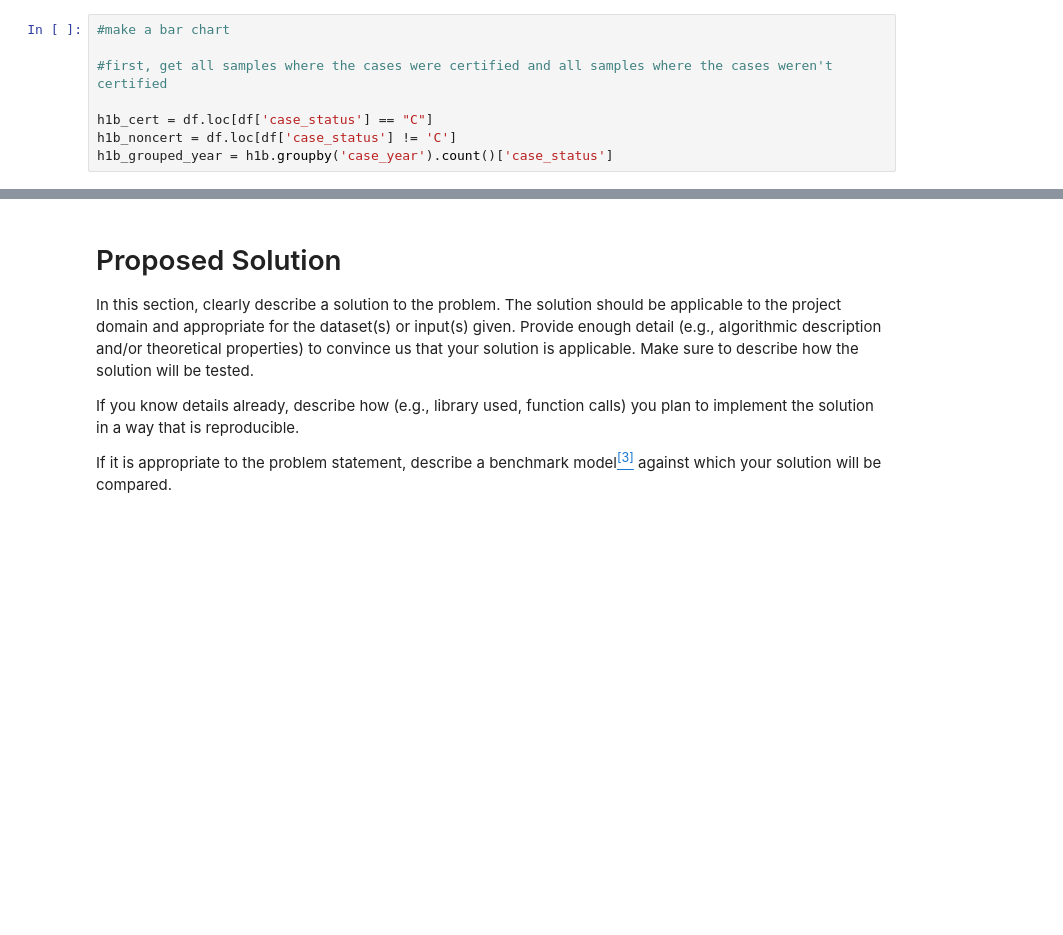
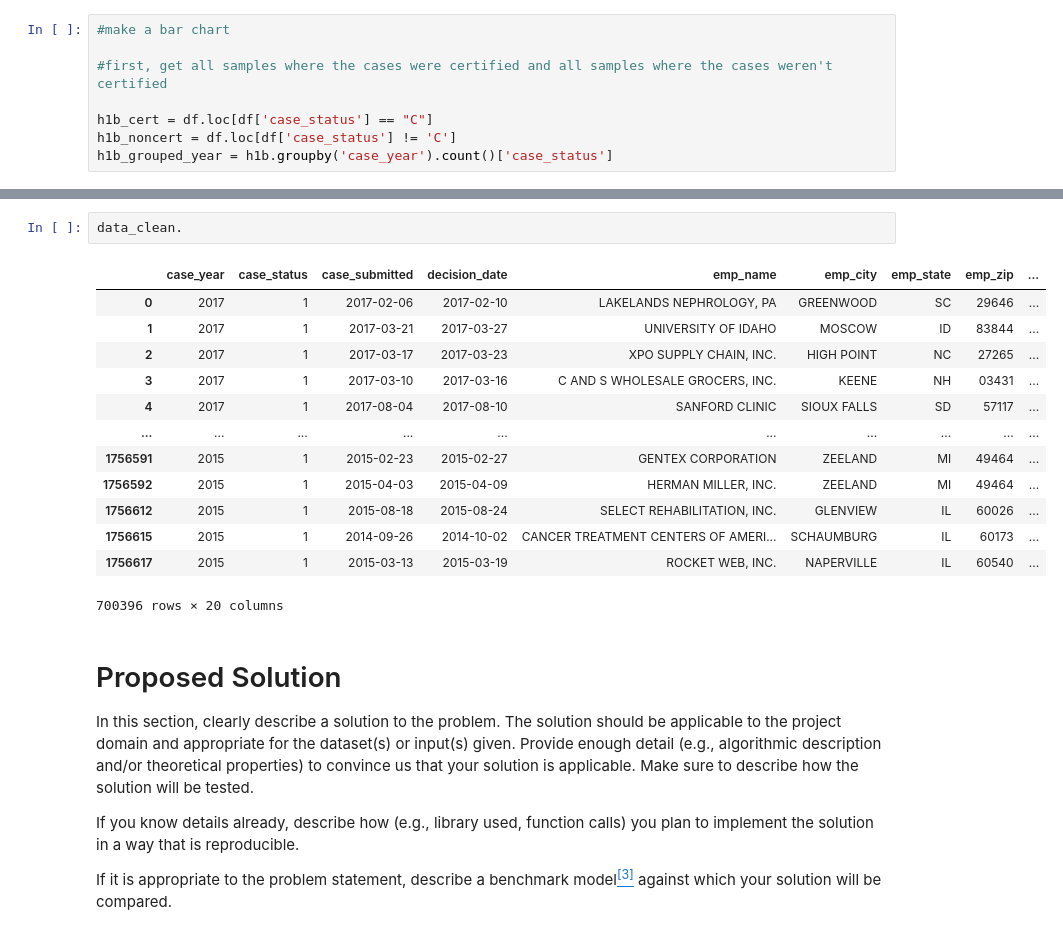
Before and after one commit to COGS118A/Group031-Wi23, a Jupyter notebook: CheckpointGroup031-Wi23.ipynb, the cells around one changed output, grey strips where cells are left out. Saved outputs shown, nothing was run; the diff lists cells and outputs as text; blank space fills up the shorter version.

```diff
--- a/CheckpointGroup031-Wi23.ipynb
+++ b/CheckpointGroup031-Wi23.ipynb
@@ -117,3 +320,19 @@ data_clean['soc_field'].unique()
+# %%
+data_clean.
+# %% [output]
+|  | case_year | case_status | case_submitted | decision_date | emp_name | emp_city | emp_state | emp_zip | ... |
+| 0 | 2017 | 1 | 2017-02-06 | 2017-02-10 | LAKELANDS NEPHROLOGY, PA | GREENWOOD | SC | 29646 | ... |
+| 1 | 2017 | 1 | 2017-03-21 | 2017-03-27 | UNIVERSITY OF IDAHO | MOSCOW | ID | 83844 | ... |
+| 2 | 2017 | 1 | 2017-03-17 | 2017-03-23 | XPO SUPPLY CHAIN, INC. | HIGH POINT | NC | 27265 | ... |
+| 3 | 2017 | 1 | 2017-03-10 | 2017-03-16 | C AND S WHOLESALE GROCERS, INC. | KEENE | NH | 03431 | ... |
+| 4 | 2017 | 1 | 2017-08-04 | 2017-08-10 | SANFORD CLINIC | SIOUX FALLS | SD | 57117 | ... |
+| ... | ... | ... | ... | ... | ... | ... | ... | ... | ... |
+| 1756591 | 2015 | 1 | 2015-02-23 | 2015-02-27 | GENTEX CORPORATION | ZEELAND | MI | 49464 | ... |
+| 1756592 | 2015 | 1 | 2015-04-03 | 2015-04-09 | HERMAN MILLER, INC. | ZEELAND | MI | 49464 | ... |
+| 1756612 | 2015 | 1 | 2015-08-18 | 2015-08-24 | SELECT REHABILITATION, INC. | GLENVIEW | IL | 60026 | ... |
+| 1756615 | 2015 | 1 | 2014-09-26 | 2014-10-02 | CANCER TREATMENT CENTERS OF AMERI... | SCHAUMBURG | IL | 60173 | ... |
+| 1756617 | 2015 | 1 | 2015-03-13 | 2015-03-19 | ROCKET WEB, INC. | NAPERVILLE | IL | 60540 | ... |
+700396 rows × 20 columns
 # %% [markdown]
 # Proposed Solution
 
```
Also changed, not shown: parts of 21 cells of this notebook.
